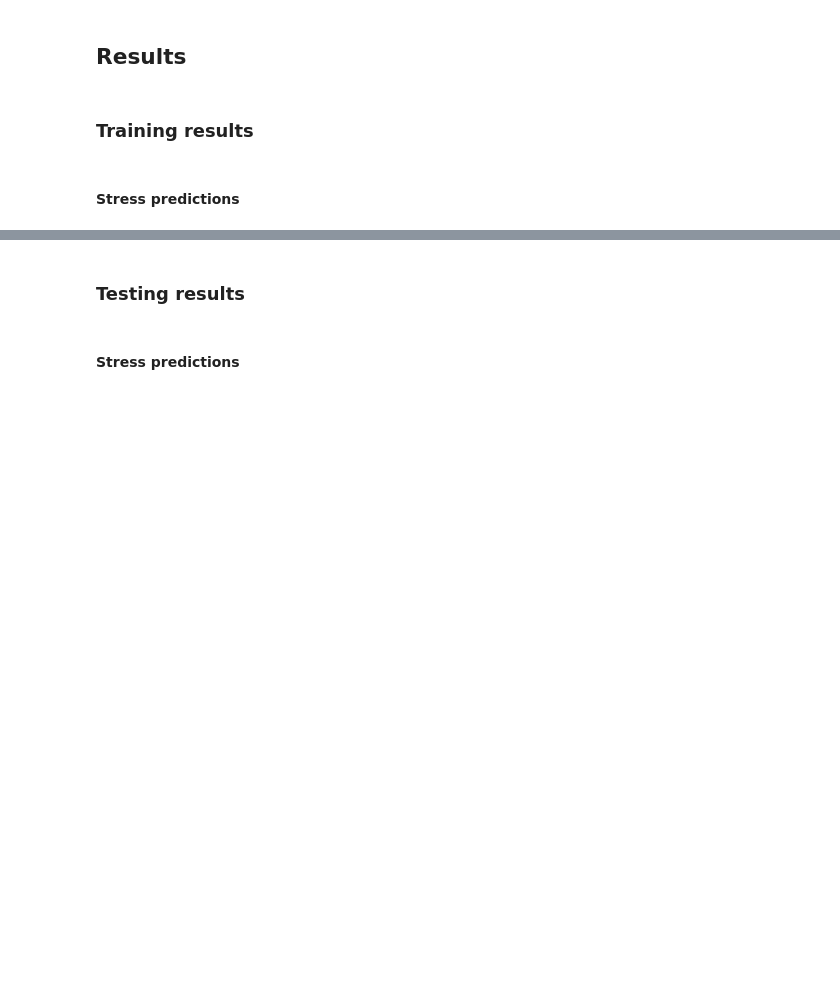
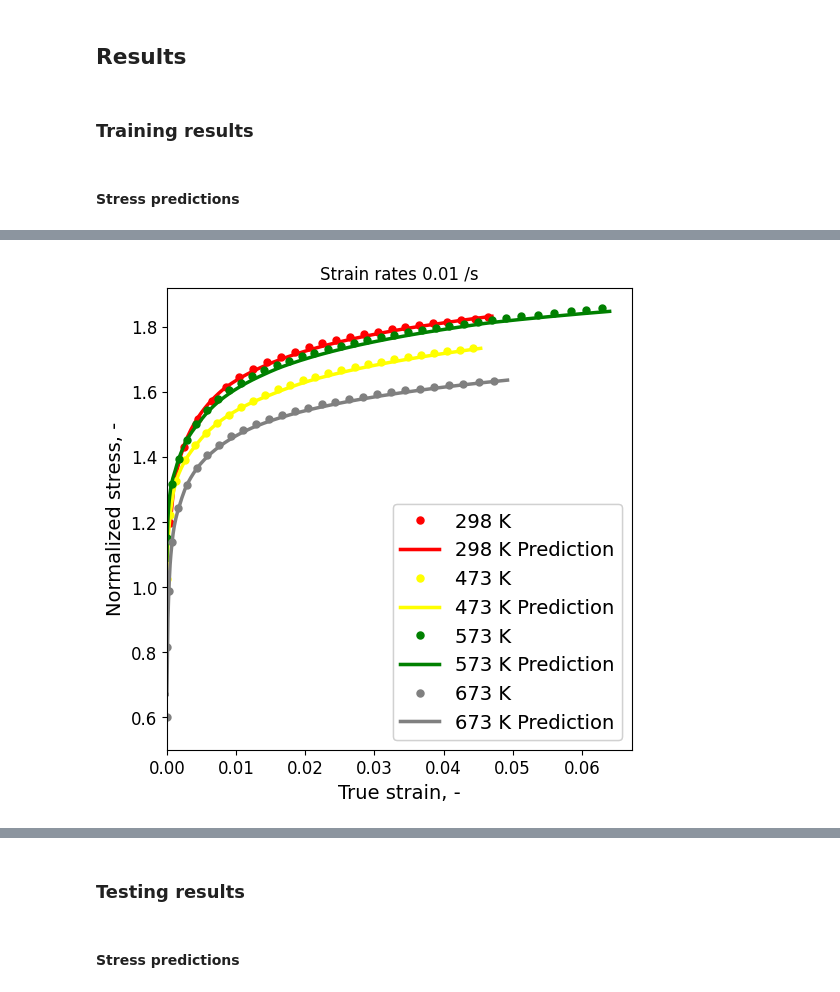
Before and after one commit to meiannnnn/coe-final-project, a Jupyter notebook: machine learning/lstm_final_17.ipynb, the cells around one changed output, grey strips where cells are left out. Saved outputs shown, nothing was run; the diff lists cells and outputs as text; code cells hidden in the pictures; blank space fills up the shorter version.

```diff
--- a/machine learning/lstm_final_17.ipynb
+++ b/machine learning/lstm_final_17.ipynb
@@ -593,31 +592,33 @@ KeyError: 'e3'
 # %%
 plt.figure(figsize=(6,6))
 
 plt.plot(flows['e2']['Strain'][::4], flows['e2']['Stress'][::4] / reference, '.', label='298 K', color='red', alpha=1.0, markersize=10)
 plt.plot(flows['e2']['Strain'], slstm_train_pred_stress['e2'][:,] / reference, label='298 K Prediction', color='red', alpha=1.0, linewidth=2.5)
 
-plt.plot(flows['e2_373K']['Strain'][::20], flows['e2_373K']['Stress'][::20] / reference, '.', label='373 K', color='blue', alpha=1.0, markersize=10)
-plt.plot(flows['e2_373K']['Strain'], slstm_train_pred_stress['e2_373K'][:,] / reference, label='373 K Prediction', color='blue', alpha=1.0, linewidth=2.5)
+#plt.plot(flows['e2_373K']['Strain'][::20], flows['e2_373K']['Stress'][::20] / reference, '.', label='373 K', color='blue', alpha=1.0, markersize=10)
+#plt.plot(flows['e2_373K']['Strain'], slstm_train_pred_stress['e2_373K'][:,] / reference, label='373 K Prediction', color='blue', alpha=1.0, linewidth=2.5)
 
 plt.plot(flows['e2_473K']['Strain'][::20], flows['e2_473K']['Stress'][::20] / reference, '.', label='473 K', color='yellow', alpha=1.0, markersize=10)
 plt.plot(flows['e2_473K']['Strain'], slstm_train_pred_stress['e2_473K'][:,] / reference, label='473 K Prediction', color='yellow', alpha=1.0, linewidth=2.5)
 
 plt.plot(flows['e2_573K']['Strain'][::20], flows['e2_573K']['Stress'][::20] / reference, '.', label='573 K', color='green', alpha=1.0, markersize=10)
 plt.plot(flows['e2_573K']['Strain'], slstm_train_pred_stress['e2_573K'][:,] / reference, label='573 K Prediction', color='green', alpha=1.0, linewidth=2.5)
 
 plt.plot(flows['e2_673K']['Strain'][::20], flows['e2_673K']['Stress'][::20] / reference, '.', label='673 K', color='gray', alpha=1.0, markersize=10)
 plt.plot(flows['e2_673K']['Strain'], slstm_train_pred_stress['e2_673K'][:,] / reference, label='673 K Prediction', color='gray', alpha=1.0, linewidth=2.5)
 
 plt.gca().add_artist(plt.legend(loc=4,fontsize='14'))
 plt.xlabel('True strain, -', fontsize='14')    #Name x label
 plt.ylabel('Normalized stress, -', fontsize='14')    #Name y label
 
 plt.xticks(fontsize='12')
 plt.yticks(fontsize='12')
 plt.xlim(xmin = 0)
 plt.ylim(ymin = 0.5)
 plt.title('Strain rates 0.01 /s')
 plt.savefig('FC_Train_0.01.png')
+# %% [output]
+[figure, added]
 # %%
 plt.figure(figsize=(6,6))
 
```
Also changed, not shown: parts of 12 cells of this notebook.
